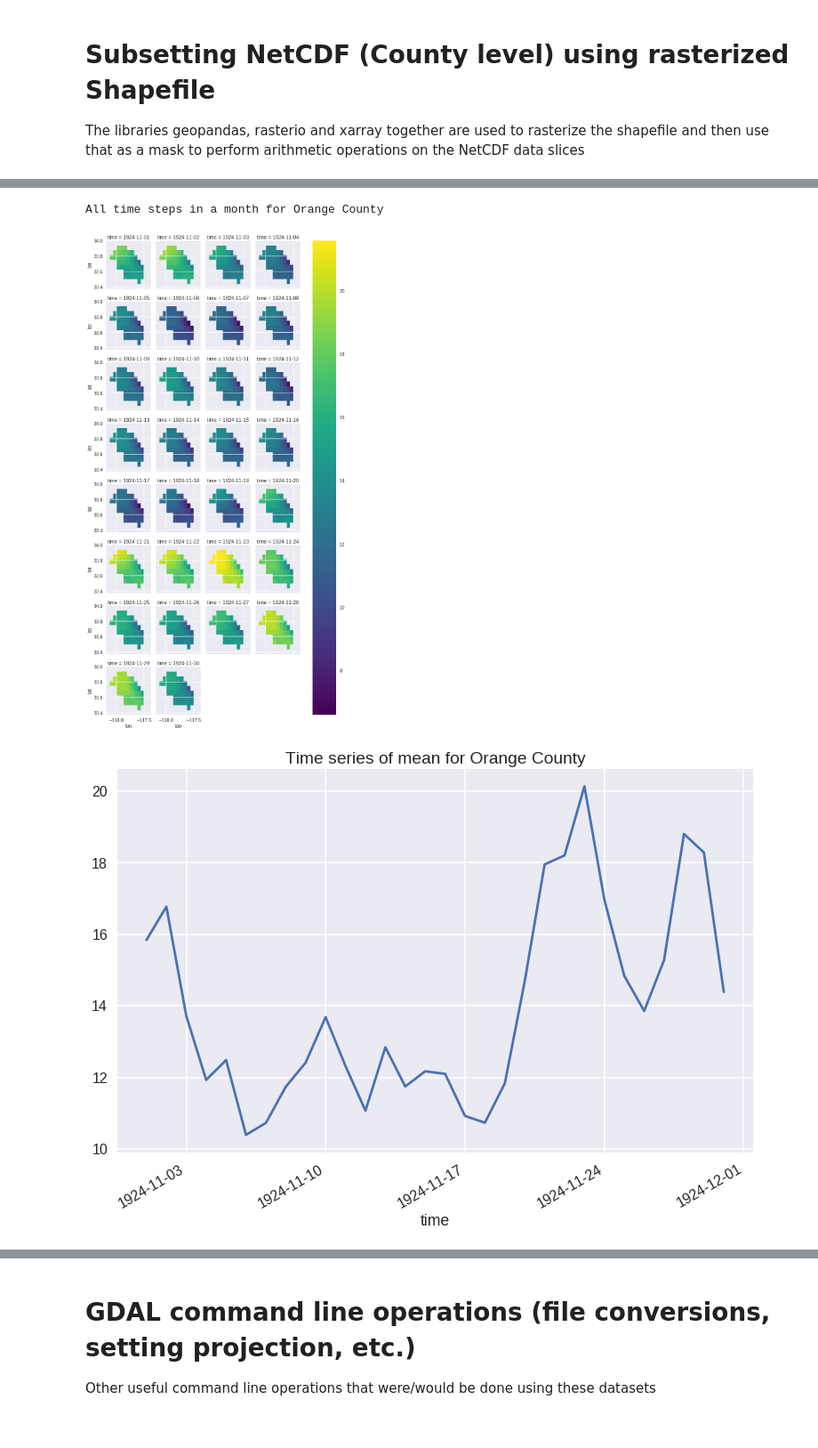
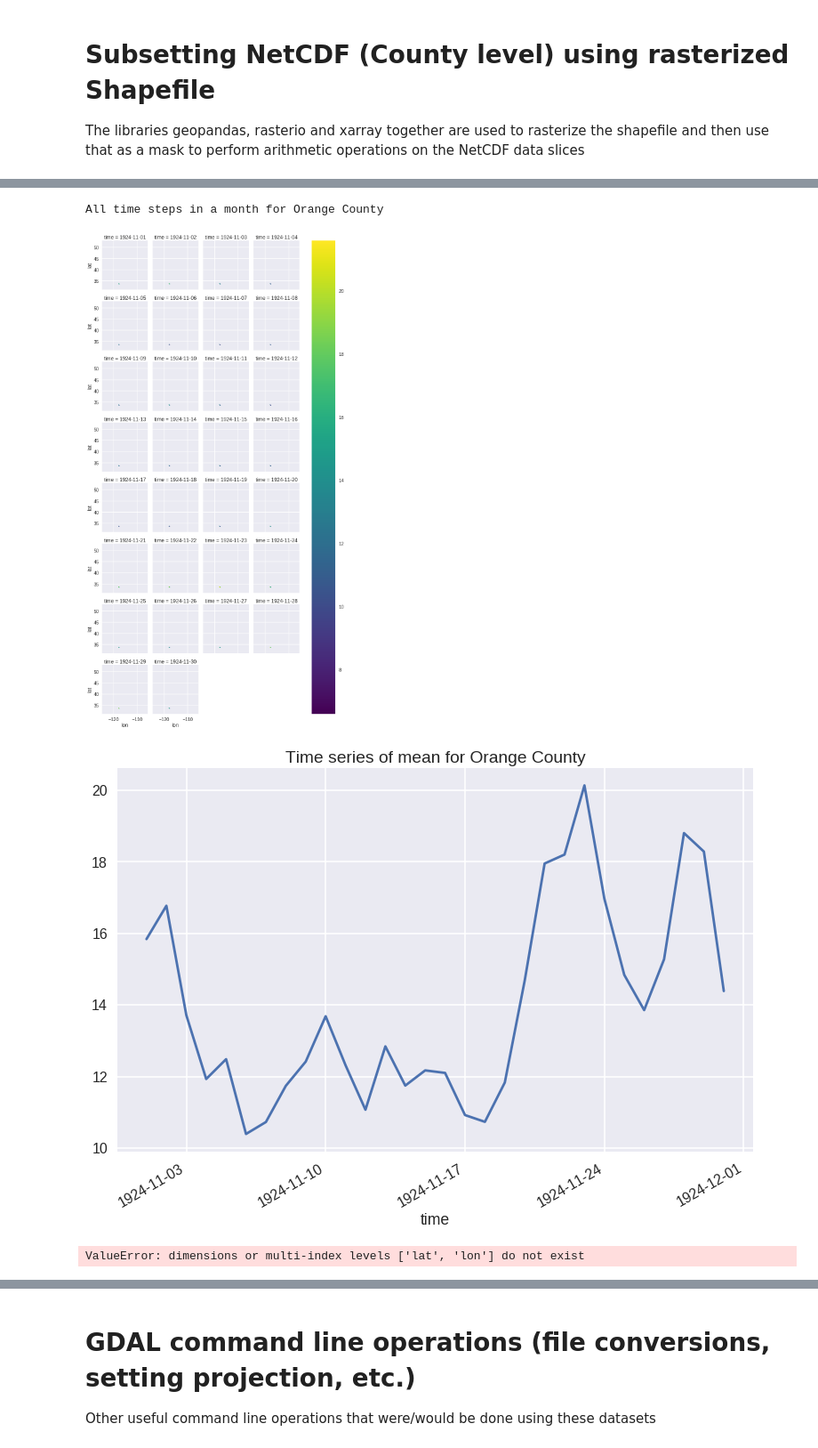
Before and after one commit to solomonvimal/UCLA-Hydro, a Jupyter notebook: MRPI/JupyterNotebooks/VIC_archive.ipynb, the cells around one changed output, grey strips where cells are left out. Shown: that part at 89% size. Cells and saved outputs as stored; diff of their text form; code cells hidden in the pictures.

```diff
--- a/MRPI/JupyterNotebooks/VIC_archive.ipynb
+++ b/MRPI/JupyterNotebooks/VIC_archive.ipynb
@@ -568,42 +568,44 @@ def rasterize(shapes, coords, latitude='latitude', longitude='longitude',
 counties = geopandas.read_file("/home2/svimal/Github/CA_drought/data/Spatial/CA_counties/CA_counties_WGS.shp")
 county_ids = {k: i for i, k in enumerate(counties.NAME)}
 shapes = zip(counties.geometry, range(len(counties)))
-ds = xray.open_dataset("/home2/svimal/Data/VIC_Fluxes/1920s/fluxes.1924-11.nc")
+ds = data = xray.open_dataset("/home2/svimal/Data/VIC_Fluxes/1920s/fluxes.1924-11.nc")
+# xray.open_mfdataset("/home2/svimal/Data/VIC_Fluxes/1920s/fluxes.????-??.nc") #
 ds["counties"] = rasterize(shapes, ds.coords, longitude="lon", latitude="lat")
 
 # Plot of all counties
 (ds.counties.sel(lat=slice(32.5, 42.5), lon=slice(-125.2, -114.0)).plot())
 plt.title("California")
 plt.show()
 
 print("All time steps in a month for Orange County")
 
 # Make plots
 (ds.Tair
- .isel(time=slice(30))
+ #.isel(time=slice(30))
  .where(ds.counties == county_ids['Orange'])
  #.sel(lat=slice(33.4, 34.0), lon=slice(-118.2, -117.4))
  .plot.imshow(col='time', col_wrap=4))
 plt.title("All time steps in a month for Orange County")
 plt.show()
 
 # Plot of time series
 (ds.Tair
- .isel(time=slice(30))
+ #.isel(time=slice(30))
  .where(ds.counties == county_ids['Orange'])
- #.sel(lat=slice(32, 43), lon=slice(-122, -112))
+ .sel(lat=slice(32, 43), lon=slice(-122, -112))
  .mean(['lat', 'lon'])
  .plot())
 plt.title("Time series of mean for Orange County")
 plt.show()
 
 series = (ds.Tair
- .isel(time=slice(30))
+ #.isel(time=slice(30))
  .where(ds.counties == county_ids['Orange'])
- .mean(['lat', 'lon'])) # .sel(lat=slice(32, 43), lon=slice(-122, -112))
+ .mean(['lat', 'lon'])).sel(lat=slice(32, 43), lon=slice(-122, -112))
 # %% [output]
 [figure]
 All time steps in a month for Orange County
-[figure, old version]
+[figure, new version]
 [figure]
+ValueError: dimensions or multi-index levels ['lat', 'lon'] do not exist
 # %%
```
Also changed, not shown: parts of 7 cells of this notebook, 10 other files.
